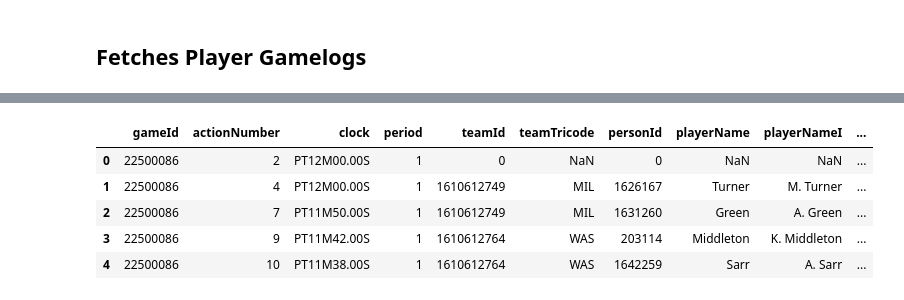
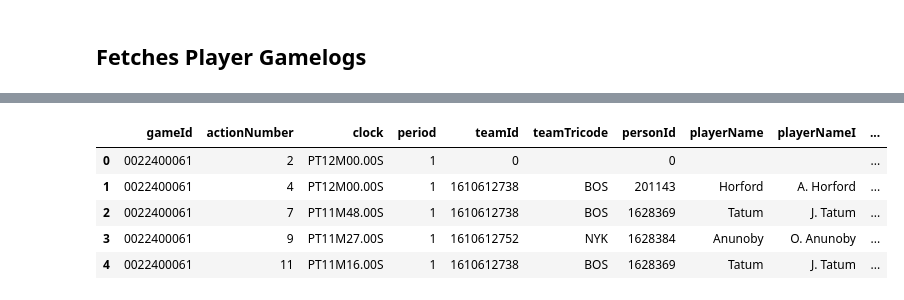
Before and after one commit to spon7ge/NBA-Prop-Predictor, a Jupyter notebook: notebooks/fetch_data.ipynb, the cells around one changed output, grey strips where cells are left out. Cells and saved outputs as stored; diff of their text form; code cells hidden in the pictures.

```diff
--- a/notebooks/fetch_data.ipynb
+++ b/notebooks/fetch_data.ipynb
@@ -76,10 +92,10 @@ df
 # %%
-s26 = pd.read_csv(project_root / 'data/raw/pbp_season_stats/S25.csv')
-s26.head()
+s25 = pd.read_parquet(project_root / 'data/raw/pbp_stats/s25_pbp.parquet')
+s25.head()
 # %% [output]
 |  | gameId | actionNumber | clock | period | teamId | teamTricode | personId | playerName | playerNameI | ... |
-| 0 | 22500086 | 2 | PT12M00.00S | 1 | 0 | NaN | 0 | NaN | NaN | ... |
-| 1 | 22500086 | 4 | PT12M00.00S | 1 | 1610612749 | MIL | 1626167 | Turner | M. Turner | ... |
-| 2 | 22500086 | 7 | PT11M50.00S | 1 | 1610612749 | MIL | 1631260 | Green | A. Green | ... |
-| 3 | 22500086 | 9 | PT11M42.00S | 1 | 1610612764 | WAS | 203114 | Middleton | K. Middleton | ... |
-| 4 | 22500086 | 10 | PT11M38.00S | 1 | 1610612764 | WAS | 1642259 | Sarr | A. Sarr | ... |
+| 0 | 0022400061 | 2 | PT12M00.00S | 1 | 0 |  | 0 |  |  | ... |
+| 1 | 0022400061 | 4 | PT12M00.00S | 1 | 1610612738 | BOS | 201143 | Horford | A. Horford | ... |
+| 2 | 0022400061 | 7 | PT11M48.00S | 1 | 1610612738 | BOS | 1628369 | Tatum | J. Tatum | ... |
+| 3 | 0022400061 | 9 | PT11M27.00S | 1 | 1610612752 | NYK | 1628384 | Anunoby | O. Anunoby | ... |
+| 4 | 0022400061 | 11 | PT11M16.00S | 1 | 1610612738 | BOS | 1628369 | Tatum | J. Tatum | ... |
```
Also changed, not shown: parts of 6 cells of this notebook, 14 other files.
